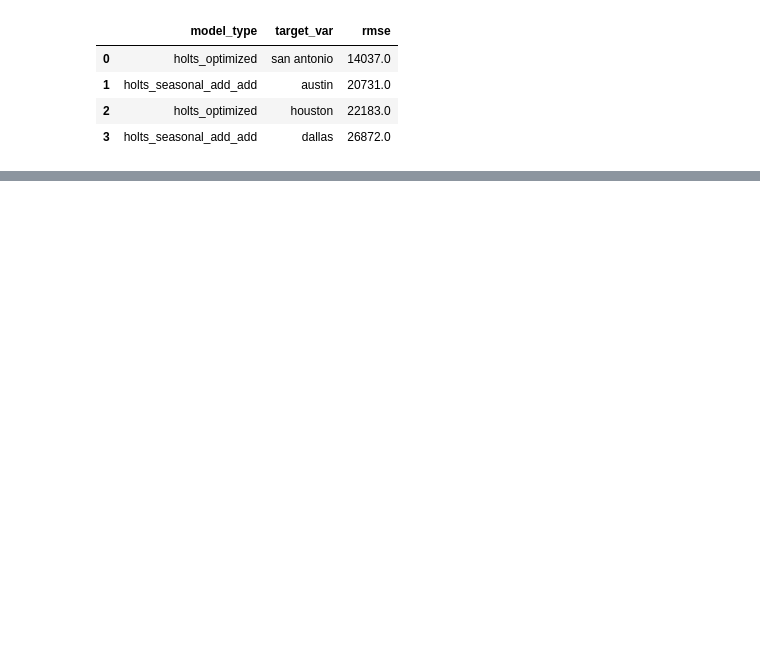
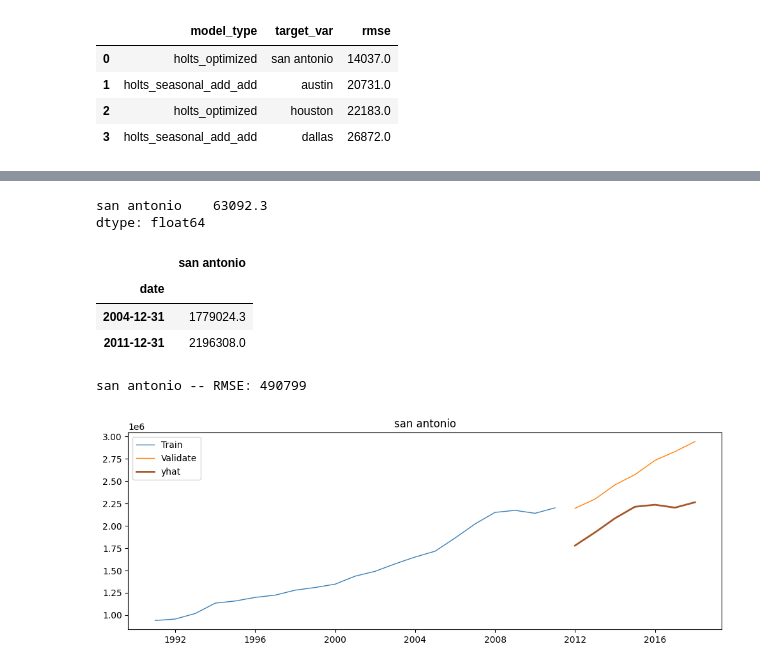
Before and after one commit to nicolas-angarita/texas_real_estate, a Jupyter notebook: time_series_modeling.ipynb, the cells around one changed output, grey strips where cells are left out. Cells and saved outputs as stored; diff of their text form; code cells hidden in the pictures; blank space fills up the shorter version.

```diff
--- a/time_series_modeling.ipynb
+++ b/time_series_modeling.ipynb
@@ -692,0 +930,4 @@ eval_df.loc[eval_df.groupby('target_var')['rmse'].idxmin()].sort_values('rmse').
+# %%
+for col in train.columns:
+    eval_df = append_eval_df(model_type = 'optimized_holt_models',
+                            target_var = col)
@@ -692,0 +1003,5 @@ eval_df.loc[eval_df.groupby('target_var')['rmse'].idxmin()].sort_values('rmse').
+# %%
+# 34 years of data
+df_yearly = df.resample('Y')['san antonio'].sum()
+df_yearly = pd.DataFrame(df_yearly)
+df_yearly.head()
@@ -692,0 +1021,8 @@ eval_df.loc[eval_df.groupby('target_var')['rmse'].idxmin()].sort_values('rmse').
+# %%
+train = df_yearly[:'2010']
+validate = df_yearly['2011':'2017']
+test = df_yearly['2018':]
+
+print(train.shape)
+print(validate.shape)
+print(test.shape)
@@ -692,0 +1092,12 @@ eval_df.loc[eval_df.groupby('target_var')['rmse'].idxmin()].sort_values('rmse').
+# %%
+train.diff(1).mean()
+# %% [output]
+san antonio    63092.3
+dtype: float64
+# %%
+pd.concat([yhat_df.head(1), validate.head(1)])
+# %% [output]
+|  | san antonio |
+| date |  |
+| 2004-12-31 | 1779024.3 |
+| 2011-12-31 | 2196308.0 |
@@ -692,0 +1107,8 @@ eval_df.loc[eval_df.groupby('target_var')['rmse'].idxmin()].sort_values('rmse').
+# %%
+for col in train.columns:
+    plot_and_eval(target_var = col)
+    eval_df = append_eval_df(model_type = "previous_year",
+                            target_var = col)
+# %% [output]
+san antonio -- RMSE: 490799
+[figure, added]
```
Also changed, not shown: parts of 39 cells of this notebook.
